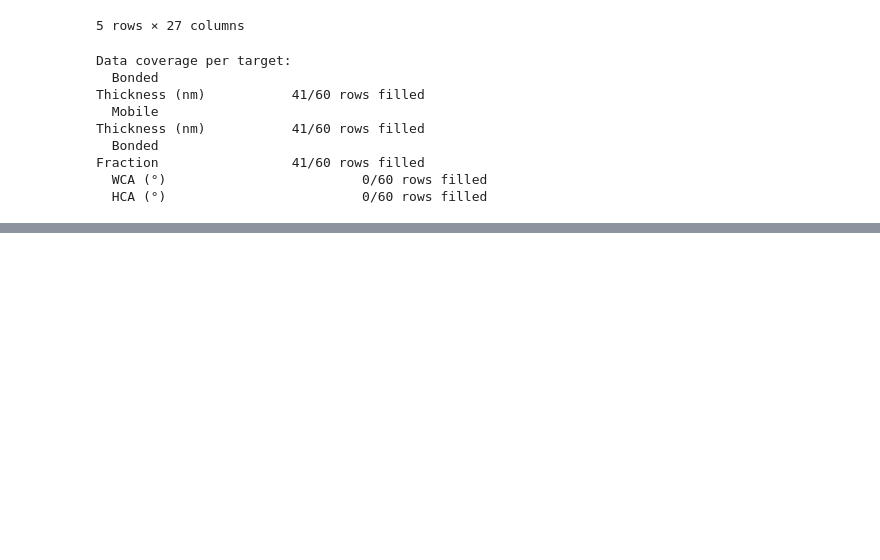
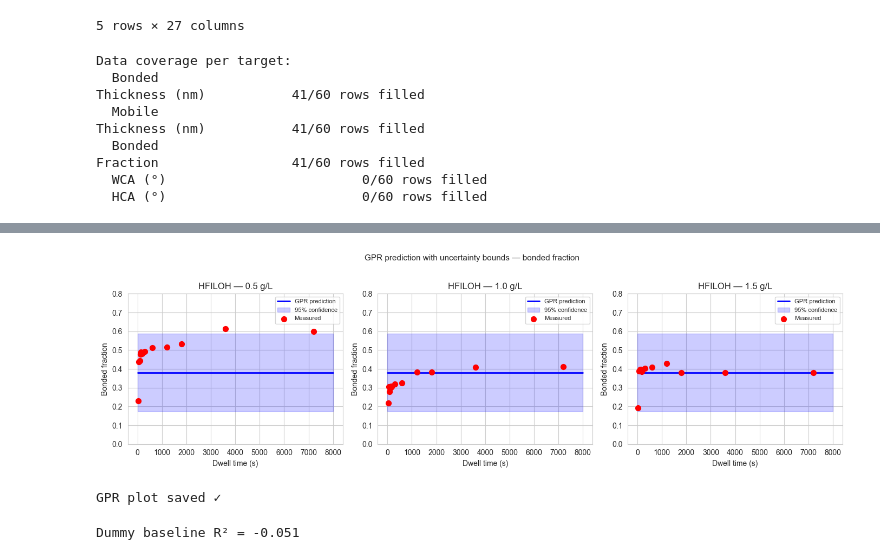
Before and after one commit to Abdulmaleekkona/aim3-ml-preliminary, a Jupyter notebook: notebooks/01_hfiloh_bonded_fraction_demo.ipynb, the cells around one changed output, grey strips where cells are left out. Cells and saved outputs as stored; diff of their text form; code cells hidden in the pictures; blank space fills up the shorter version.

```diff
--- a/notebooks/01_hfiloh_bonded_fraction_demo.ipynb
+++ b/notebooks/01_hfiloh_bonded_fraction_demo.ipynb
@@ -66,0 +229,61 @@ Fraction                 41/60 rows filled
+# %%
+# Refit GPR on full dataset
+gpr = GaussianProcessRegressor(
+    kernel=ConstantKernel(1.0) * RBF(1.0) + WhiteKernel(0.01),
+    normalize_y=True, random_state=42
+)
+gpr.fit(X_scaled, y)
+
+dwell_grid = np.linspace(0, 8000, 300)
+fig, axes  = plt.subplots(1, 3, figsize=(14, 4))
+
+for ax, conc in zip(axes, [0.5, 1.0, 1.5]):
+    # Build prediction grid for this concentration
+    X_grid = np.column_stack([
+        np.full(300, conc),
+        dwell_grid
+    ])
+    X_grid_scaled       = scaler.transform(X_grid)
+    y_mean, y_std       = gpr.predict(X_grid_scaled, return_std=True)
+
+    # Plot prediction and uncertainty band
+    ax.plot(dwell_grid, y_mean, "b-", lw=2, label="GPR prediction")
+    ax.fill_between(dwell_grid,
+                    y_mean - 2*y_std,
+                    y_mean + 2*y_std,
+                    alpha=0.2, color="blue", label="95% confidence")
+
+    # Overlay actual data points
+    mask = df_model["Concentration\n(g/L)"] == conc
+    ax.scatter(
+        df_model.loc[mask, "Dwell Time\n(s)"],
+        df_model.loc[mask, TARGET],
+        color="red", zorder=5, s=50, label="Measured"
+    )
+
+    ax.set_xlabel("Dwell time (s)")
+    ax.set_ylabel("Bonded fraction")
+    ax.set_title(f"HFILOH — {conc} g/L")
+    ax.legend(fontsize=8)
+    ax.set_ylim(0, 0.8)
+
+plt.suptitle("GPR prediction with uncertainty bounds — bonded fraction",
+             fontsize=11, y=1.02)
+plt.tight_layout()
+plt.savefig("../data/03_gpr_uncertainty.png",
+            dpi=150, bbox_inches="tight")
+plt.show()
+print("GPR plot saved ✓")
+# %% [output]
+[figure, added]
+GPR plot saved ✓
+# %%
+from sklearn.dummy import DummyRegressor
+
+dummy = DummyRegressor(strategy="mean")
+y_dummy = cross_val_predict(dummy, X_scaled, y, cv=kf)
+r2_dummy = r2_score(y, y_dummy)
+print(f"Dummy baseline R² = {r2_dummy:.3f}")
+# Should be ~0.0 — confirms your model is actually learning something
+# %% [output]
+Dummy baseline R² = -0.051
```
Also changed, not shown: parts of 6 cells of this notebook, 4 other files.
